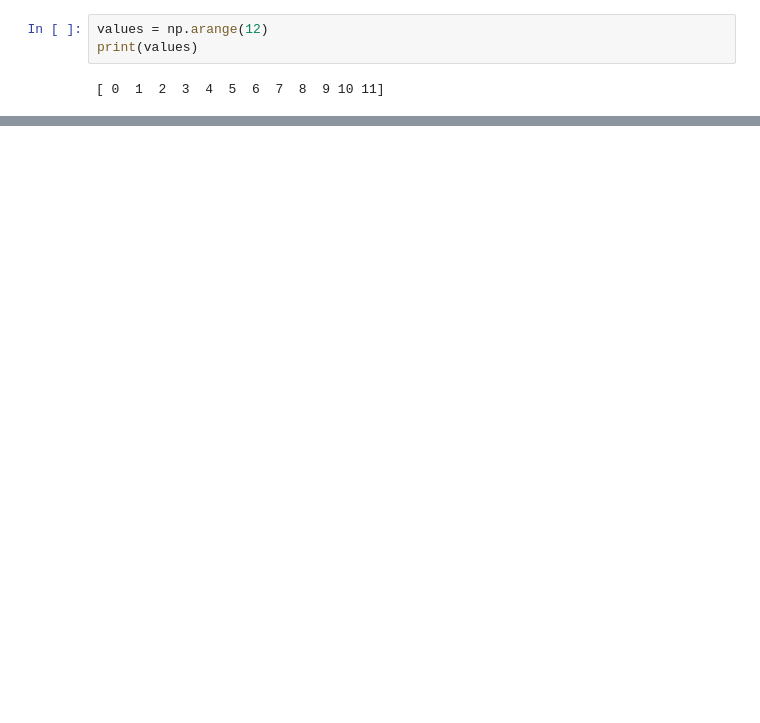
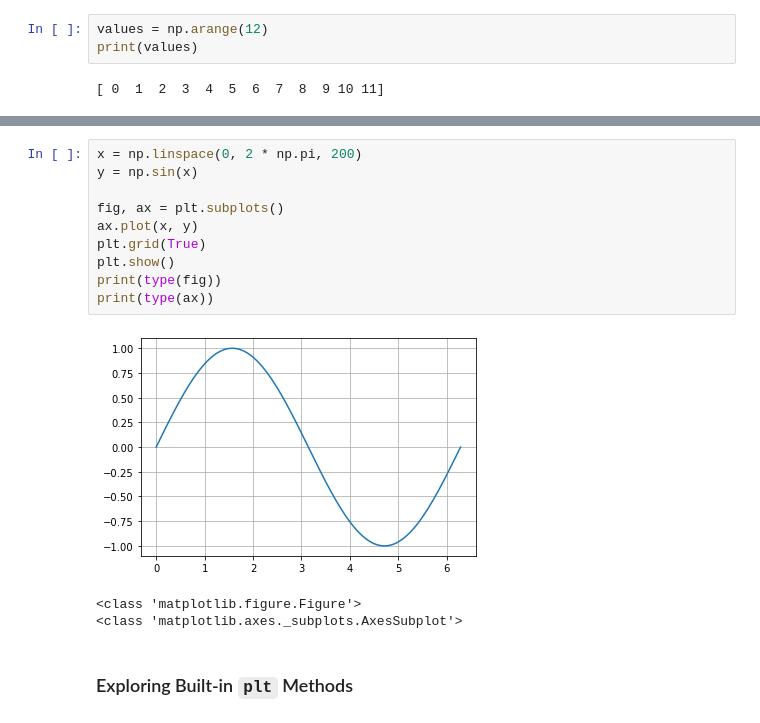
Before and after one commit to implse/Introduction_to_Matplotlib, a Jupyter notebook: Introduction_To_Matplotlib.ipynb, the cells around one changed output, grey strips where cells are left out. Cells and saved outputs as stored; diff of their text form; blank space fills up the shorter version.

```diff
--- a/Introduction_To_Matplotlib.ipynb
+++ b/Introduction_To_Matplotlib.ipynb
@@ -37,0 +60,16 @@ plt.plot(values)
+# %%
+x = np.linspace(0, 2 * np.pi, 200)
+y = np.sin(x)
+
+fig, ax = plt.subplots()
+ax.plot(x, y)
+plt.grid(True)
+plt.show()
+print(type(fig))
+print(type(ax))
+# %% [output]
+[figure, added]
+<class 'matplotlib.figure.Figure'>
+<class 'matplotlib.axes._subplots.AxesSubplot'>
+# %% [markdown]
+### Exploring Built-in `plt`  Methods
```
Also changed, not shown: parts of 21 cells of this notebook.
